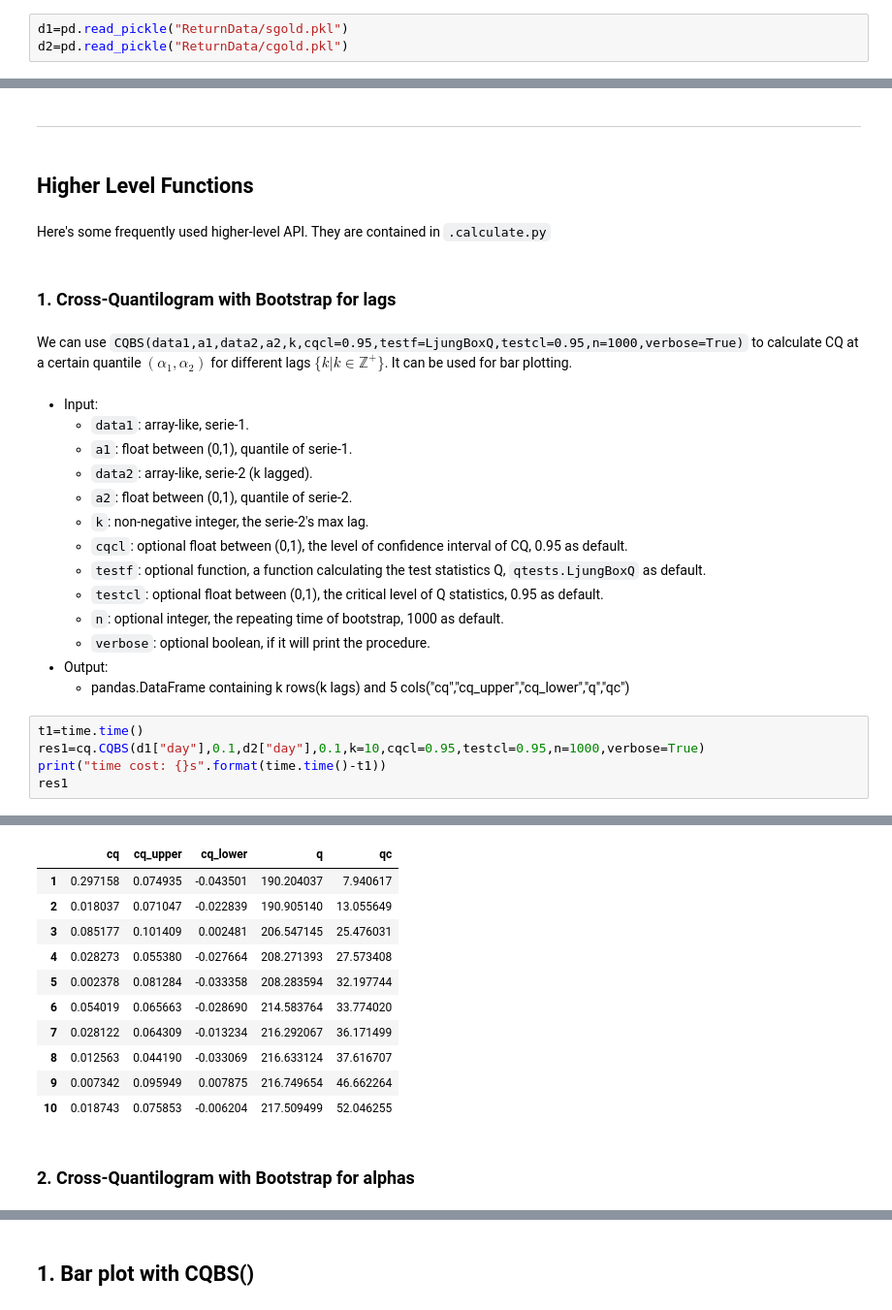
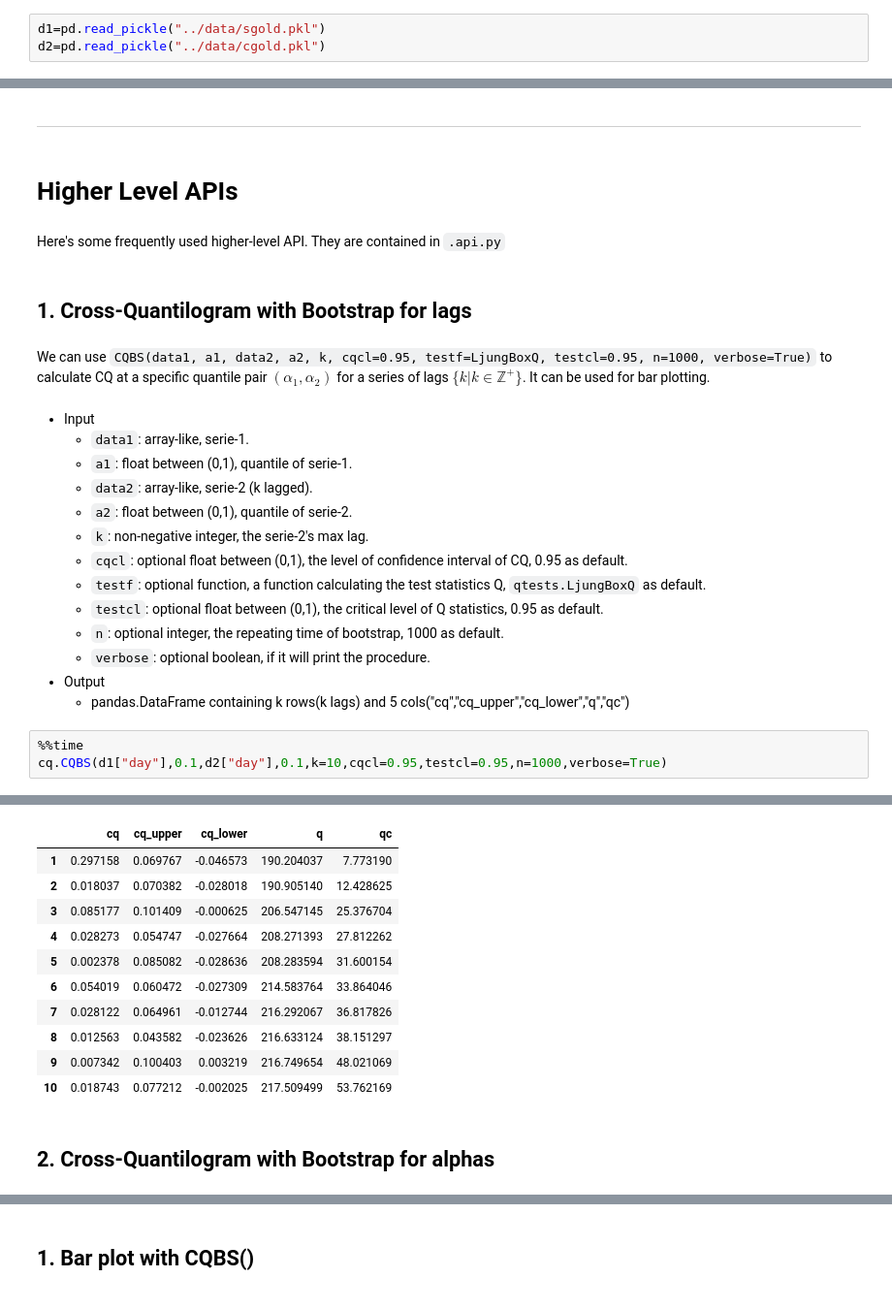
Before and after one commit to wangys96/Cross-Quantilogram, a Jupyter notebook: docs/User Guide.ipynb, the cells around one changed output, grey strips where cells are left out. Shown at 97% size. Drawn from its saved outputs; the diff is of its cells as text.

```diff
--- a/docs/User Guide.ipynb
+++ b/docs/User Guide.ipynb
@@ -9,7 +7,7 @@ import matplotlib.ticker as ticker
 import time
 # %%
-d1=pd.read_pickle("ReturnData/sgold.pkl")
-d2=pd.read_pickle("ReturnData/cgold.pkl")
+d1=pd.read_pickle("../data/sgold.pkl")
+d2=pd.read_pickle("../data/cgold.pkl")
 # %%
 import CrossQuantilogram as cq
 # %% [markdown]
@@ -120,16 +120,16 @@ Use `LjungBoxQ(cqlist,maxp,T)` or `BoxPierceQ(cqlist,maxp,T)` to calculate $Q$ s
 # %% [markdown]
 ****
 # %% [markdown]
-## Higher Level Functions
+# Higher Level APIs
 # %% [markdown]
-Here's some frequently used higher-level API. They are contained in `.calculate.py`
+Here's some frequently used higher-level API. They are contained in `.api.py`
 # %% [markdown]
-### 1. Cross-Quantilogram with Bootstrap for lags
+## 1. Cross-Quantilogram with Bootstrap for lags
 # %% [markdown]
-We can use `CQBS(data1,a1,data2,a2,k,cqcl=0.95,testf=LjungBoxQ,testcl=0.95,n=1000,verbose=True)` to calculate
-CQ at a certain quantile $(\alpha_1,\alpha_2)$ for different lags $\{k|k \in \mathbb{Z^+\}}$. It can be used for bar plotting.
+We can use `CQBS(data1, a1, data2, a2, k, cqcl=0.95, testf=LjungBoxQ, testcl=0.95, n=1000, verbose=True)` to calculate
+CQ at a specific quantile pair $(\alpha_1,\alpha_2)$ for a series of lags $\{k|k \in \mathbb{Z^+\}}$. It can be used for bar plotting.
 # %% [markdown]
-* Input:
+* Input
     * `data1`: array-like, serie-1.
     * `a1`: float between (0,1), quantile of serie-1.
     * `data2`: array-like, serie-2 (k lagged).
@@ -140,12 +140,10 @@ CQ at a certain quantile $(\alpha_1,\alpha_2)$ for different lags $\{k|k \in \ma
     * `testcl`: optional float between (0,1), the critical level of Q statistics, 0.95 as default.
     * `n`: optional integer, the repeating time of bootstrap, 1000 as default.
     * `verbose`: optional boolean, if it will print the procedure.
-* Output:
+* Output
     * pandas.DataFrame containing k rows(k lags) and 5 cols("cq","cq_upper","cq_lower","q","qc")
 # %%
-t1=time.time()
-res1=cq.CQBS(d1["day"],0.1,d2["day"],0.1,k=10,cqcl=0.95,testcl=0.95,n=1000,verbose=True)
-print("time cost: {}s".format(time.time()-t1))
-res1
+%%time
+cq.CQBS(d1["day"],0.1,d2["day"],0.1,k=10,cqcl=0.95,testcl=0.95,n=1000,verbose=True)
 # %% [output]
 Bootstraping CQ done
@@ -153,14 +151,14 @@ time cost: 8.037155151367188s
 |  | cq | cq_upper | cq_lower | q | qc |
-| 1 | 0.297158 | 0.074935 | -0.043501 | 190.204037 | 7.940617 |
-| 2 | 0.018037 | 0.071047 | -0.022839 | 190.905140 | 13.055649 |
-| 3 | 0.085177 | 0.101409 | 0.002481 | 206.547145 | 25.476031 |
-| 4 | 0.028273 | 0.055380 | -0.027664 | 208.271393 | 27.573408 |
-| 5 | 0.002378 | 0.081284 | -0.033358 | 208.283594 | 32.197744 |
-| 6 | 0.054019 | 0.065663 | -0.028690 | 214.583764 | 33.774020 |
-| 7 | 0.028122 | 0.064309 | -0.013234 | 216.292067 | 36.171499 |
-| 8 | 0.012563 | 0.044190 | -0.033069 | 216.633124 | 37.616707 |
-| 9 | 0.007342 | 0.095949 | 0.007875 | 216.749654 | 46.662264 |
-| 10 | 0.018743 | 0.075853 | -0.006204 | 217.509499 | 52.046255 |
+| 1 | 0.297158 | 0.069767 | -0.046573 | 190.204037 | 7.773190 |
+| 2 | 0.018037 | 0.070382 | -0.028018 | 190.905140 | 12.428625 |
+| 3 | 0.085177 | 0.101409 | -0.000625 | 206.547145 | 25.376704 |
+| 4 | 0.028273 | 0.054747 | -0.027664 | 208.271393 | 27.812262 |
+| 5 | 0.002378 | 0.085082 | -0.028636 | 208.283594 | 31.600154 |
+| 6 | 0.054019 | 0.060472 | -0.027309 | 214.583764 | 33.864046 |
+| 7 | 0.028122 | 0.064961 | -0.012744 | 216.292067 | 36.817826 |
+| 8 | 0.012563 | 0.043582 | -0.023626 | 216.633124 | 38.151297 |
+| 9 | 0.007342 | 0.100403 | 0.003219 | 216.749654 | 48.021069 |
+| 10 | 0.018743 | 0.077212 | -0.002025 | 217.509499 | 53.762169 |
 # %% [markdown]
-### 2. Cross-Quantilogram with Bootstrap for alphas
+## 2. Cross-Quantilogram with Bootstrap for alphas
 # %% [markdown]
```
Also changed, not shown: parts of 39 cells of this notebook, 16 other files.
